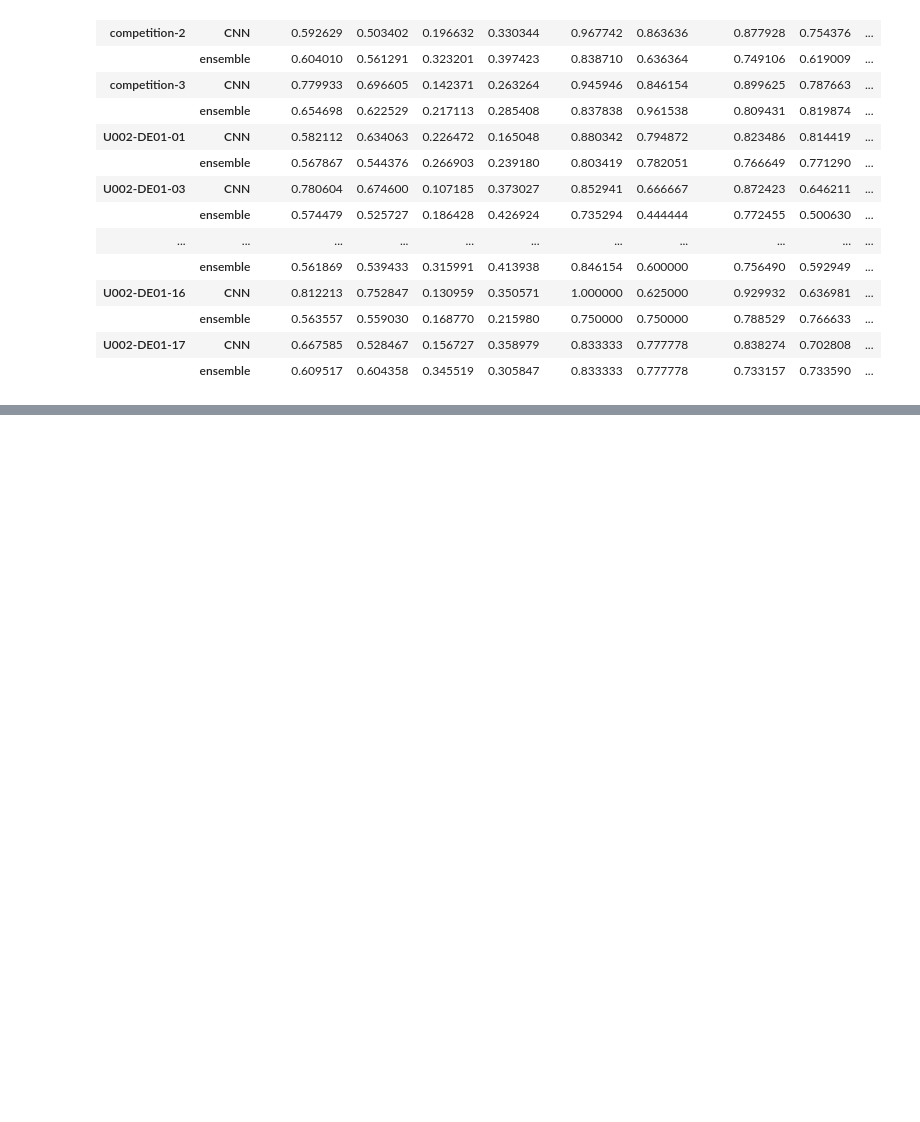
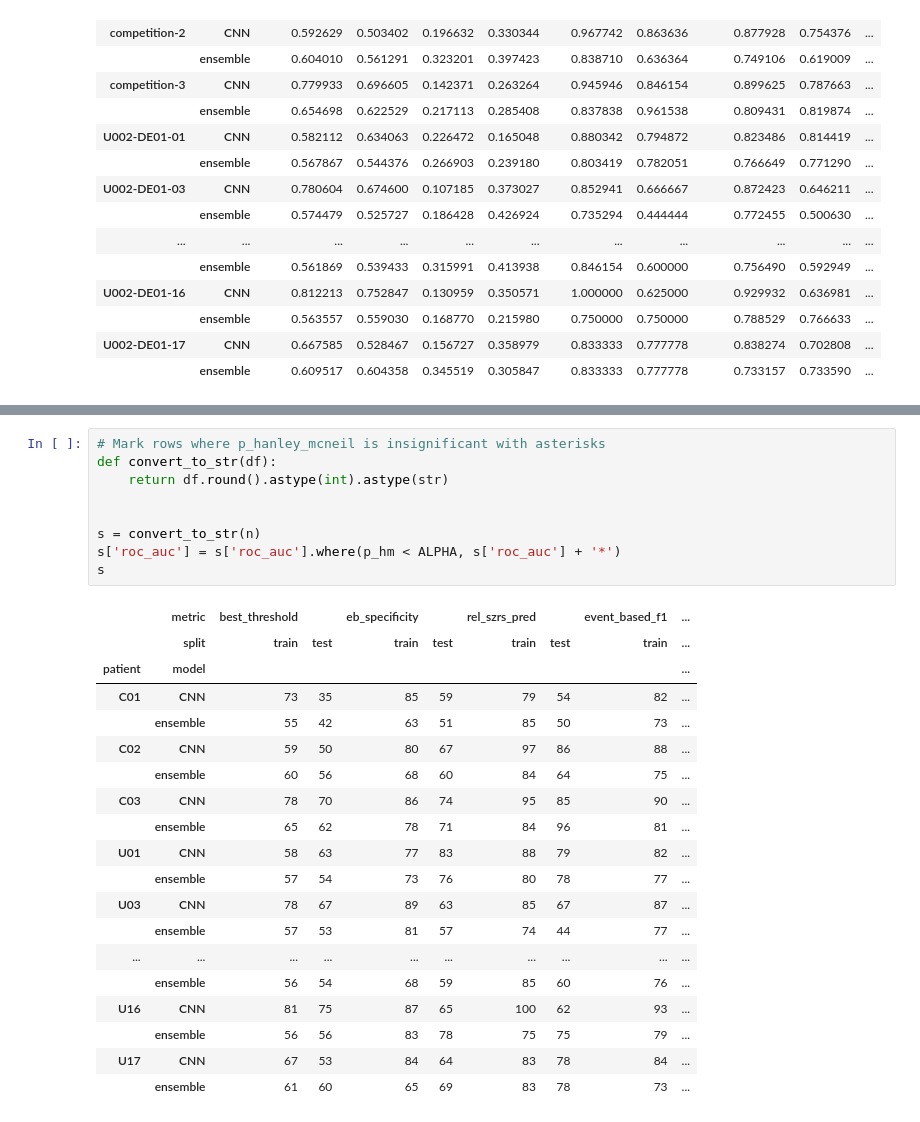
Before and after one commit to Julian-Webb/SeizurePredictionThesis, a Jupyter notebook: written_thesis/model_eval_table.ipynb, the cells around one changed output, grey strips where cells are left out. Drawn from its saved outputs; the diff is of its cells as text; blank space fills up the shorter version.

```diff
--- a/written_thesis/model_eval_table.ipynb
+++ b/written_thesis/model_eval_table.ipynb
@@ -146,0 +122,29 @@ Mean &  & 65 & 58 & 21 & 35 & 84 & 70 & 81 & 67 & 83 & 67 & 0 & 7 \\
+# %%
+# Mark rows where p_hanley_mcneil is insignificant with asterisks
+def convert_to_str(df):
+    return df.round().astype(int).astype(str)
+
+
+s = convert_to_str(n)
+s['roc_auc'] = s['roc_auc'].where(p_hm < ALPHA, s['roc_auc'] + '*')
+s
+# %% [output]
+|  | metric | best_threshold |  | eb_specificity |  | rel_szrs_pred |  | event_based_f1 | ... |
+|  | split | train | test | train | test | train | test | train | ... |
+| patient | model |  |  |  |  |  |  |  | ... |
+| C01 | CNN | 73 | 35 | 85 | 59 | 79 | 54 | 82 | ... |
+|  | ensemble | 55 | 42 | 63 | 51 | 85 | 50 | 73 | ... |
+| C02 | CNN | 59 | 50 | 80 | 67 | 97 | 86 | 88 | ... |
+|  | ensemble | 60 | 56 | 68 | 60 | 84 | 64 | 75 | ... |
+| C03 | CNN | 78 | 70 | 86 | 74 | 95 | 85 | 90 | ... |
+|  | ensemble | 65 | 62 | 78 | 71 | 84 | 96 | 81 | ... |
+| U01 | CNN | 58 | 63 | 77 | 83 | 88 | 79 | 82 | ... |
+|  | ensemble | 57 | 54 | 73 | 76 | 80 | 78 | 77 | ... |
+| U03 | CNN | 78 | 67 | 89 | 63 | 85 | 67 | 87 | ... |
+|  | ensemble | 57 | 53 | 81 | 57 | 74 | 44 | 77 | ... |
+| ... | ... | ... | ... | ... | ... | ... | ... | ... | ... |
+|  | ensemble | 56 | 54 | 68 | 59 | 85 | 60 | 76 | ... |
+| U16 | CNN | 81 | 75 | 87 | 65 | 100 | 62 | 93 | ... |
+|  | ensemble | 56 | 56 | 83 | 78 | 75 | 75 | 79 | ... |
+| U17 | CNN | 67 | 53 | 84 | 64 | 83 | 78 | 84 | ... |
+|  | ensemble | 61 | 60 | 65 | 69 | 83 | 78 | 73 | ... |
```
Also changed, not shown: parts of 6 cells of this notebook, 17 other files.
